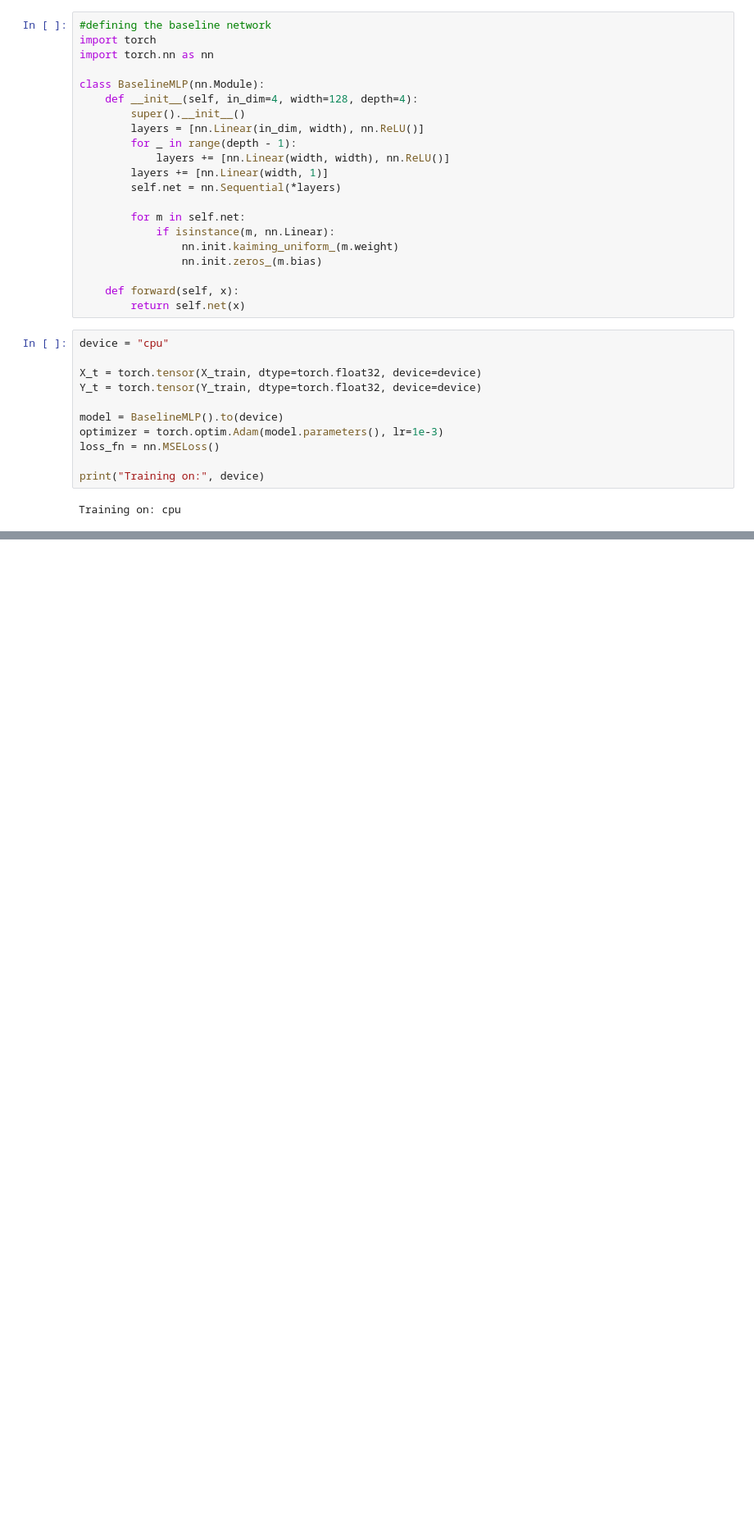
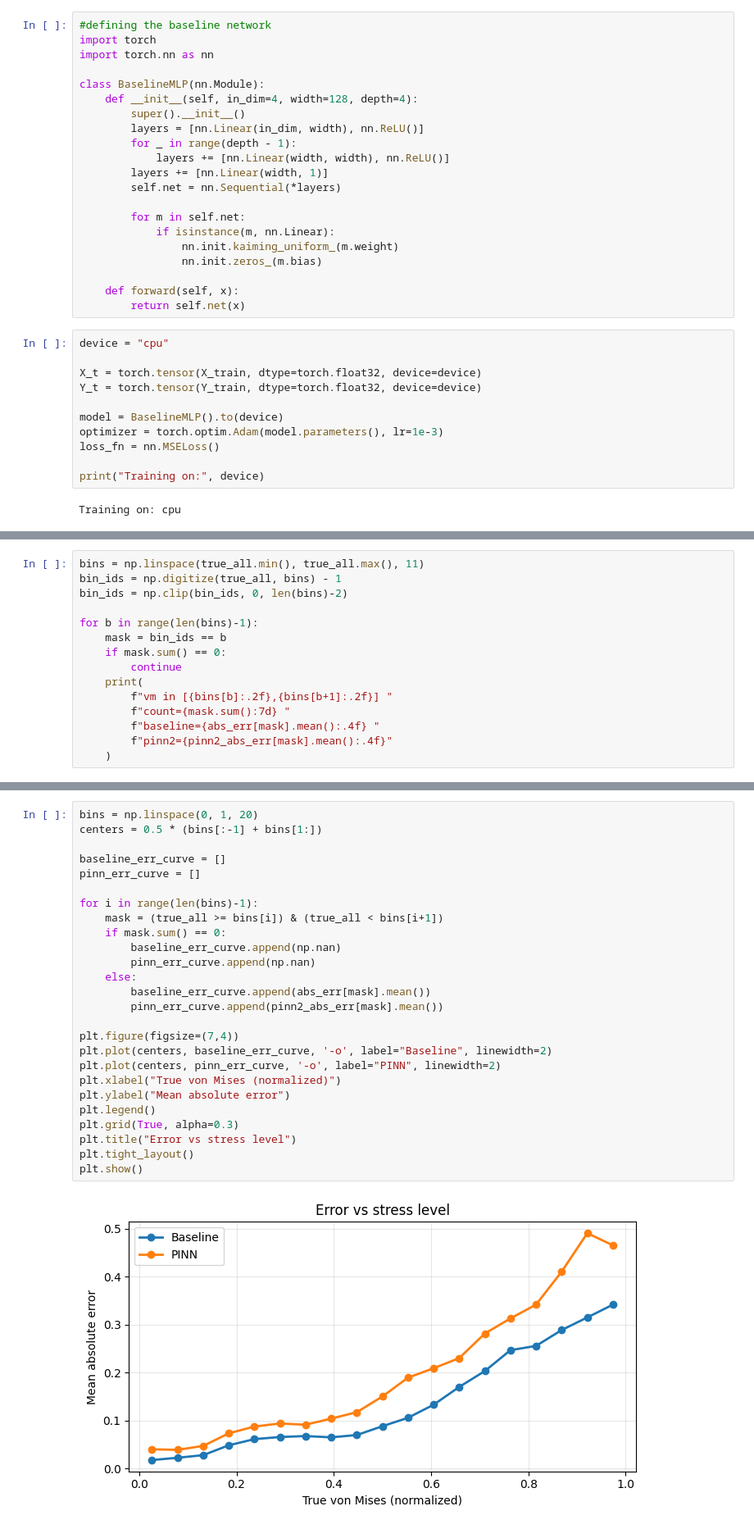
Before and after one commit to dudeabide21/CELLULAR_BEAM_PARAMETRIC_SURROGATE_PINN, a Jupyter notebook: Scripts/PINN_surrogate.ipynb, the cells around one changed output, grey strips where cells are left out. Shown at 82% size. Saved outputs shown, nothing was run; the diff lists cells and outputs as text; blank space fills up the shorter version.

```diff
--- a/Scripts/PINN_surrogate.ipynb
+++ b/Scripts/PINN_surrogate.ipynb
@@ -238,0 +662,15 @@ print("Final training MSE (normalized vm):", mse)
+# %%
+bins = np.linspace(true_all.min(), true_all.max(), 11)
+bin_ids = np.digitize(true_all, bins) - 1
+bin_ids = np.clip(bin_ids, 0, len(bins)-2)
+
+for b in range(len(bins)-1):
+    mask = bin_ids == b
+    if mask.sum() == 0:
+        continue
+    print(
+        f"vm in [{bins[b]:.2f},{bins[b+1]:.2f}] "
+        f"count={mask.sum():7d} "
+        f"baseline={abs_err[mask].mean():.4f} "
+        f"pinn2={pinn2_abs_err[mask].mean():.4f}"
+    )
@@ -238,0 +703,28 @@ print("Final training MSE (normalized vm):", mse)
+# %%
+bins = np.linspace(0, 1, 20)
+centers = 0.5 * (bins[:-1] + bins[1:])
+
+baseline_err_curve = []
+pinn_err_curve = []
+
+for i in range(len(bins)-1):
+    mask = (true_all >= bins[i]) & (true_all < bins[i+1])
+    if mask.sum() == 0:
+        baseline_err_curve.append(np.nan)
+        pinn_err_curve.append(np.nan)
+    else:
+        baseline_err_curve.append(abs_err[mask].mean())
+        pinn_err_curve.append(pinn2_abs_err[mask].mean())
+
+plt.figure(figsize=(7,4))
+plt.plot(centers, baseline_err_curve, '-o', label="Baseline", linewidth=2)
+plt.plot(centers, pinn_err_curve, '-o', label="PINN", linewidth=2)
+plt.xlabel("True von Mises (normalized)")
+plt.ylabel("Mean absolute error")
+plt.legend()
+plt.grid(True, alpha=0.3)
+plt.title("Error vs stress level")
+plt.tight_layout()
+plt.show()
+# %% [output]
+[figure, added]
```
Also changed, not shown: parts of 25 cells of this notebook.
